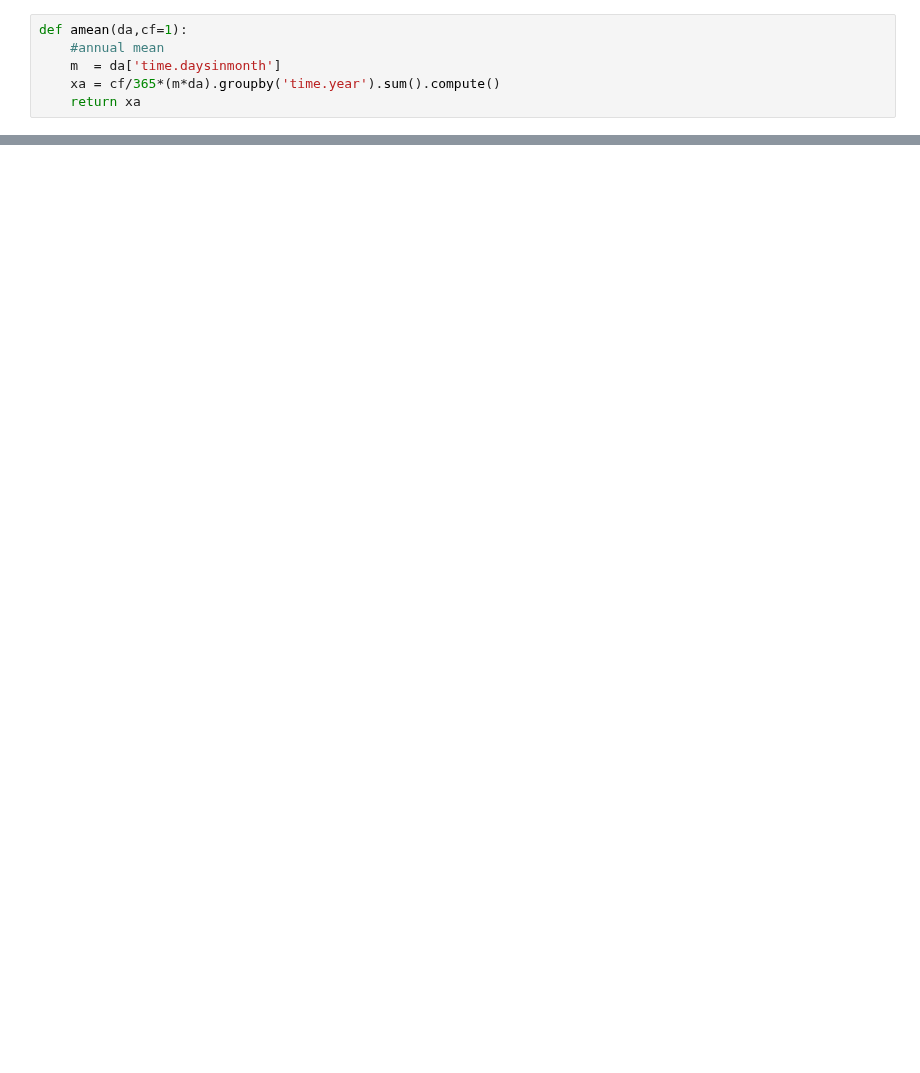
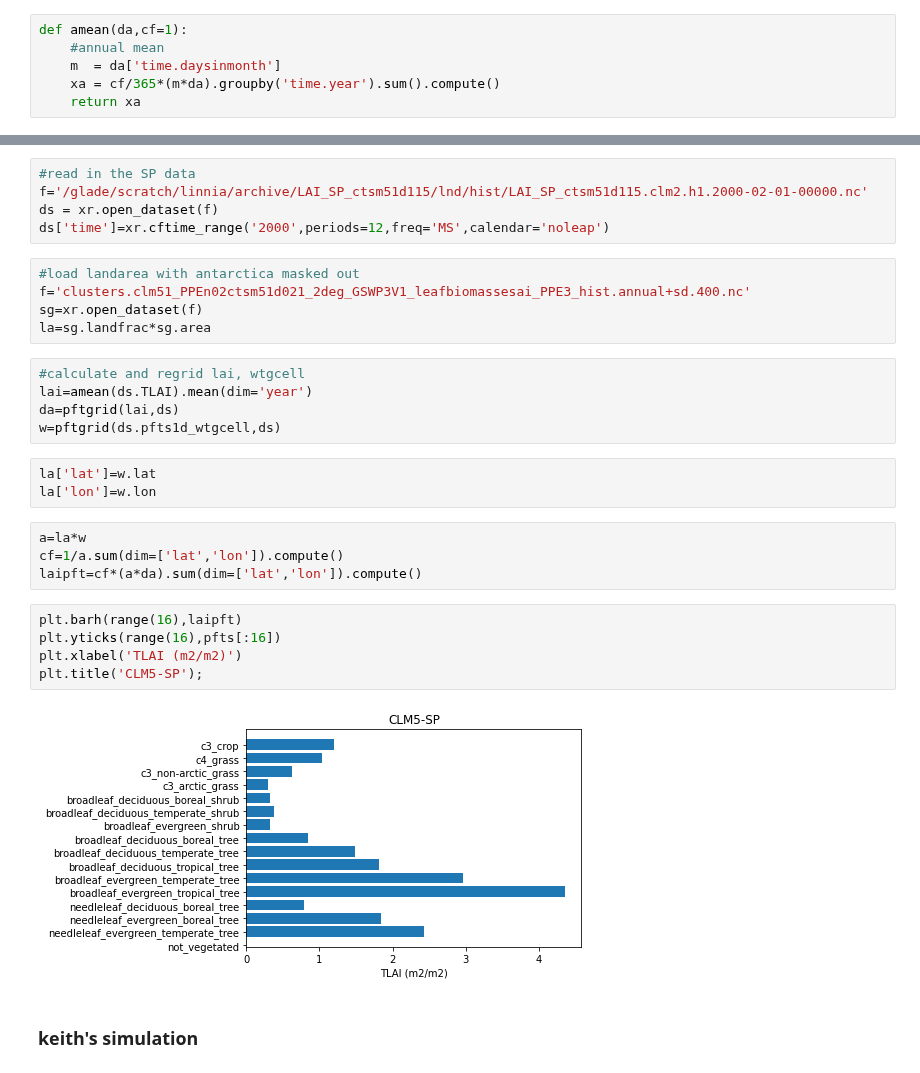
Before and after one commit to djk2120/CLM5PPE, a Jupyter notebook: pyth/pft_map.ipynb, the cells around one changed output, grey strips where cells are left out. Saved outputs shown, nothing was run; the diff lists cells and outputs as text; blank space fills up the shorter version.

Commit message:
update pft regridding

```diff
--- a/pyth/pft_map.ipynb
+++ b/pyth/pft_map.ipynb
@@ -69,3 +114,34 @@ pfts=[str(p)[2:-1].strip() for p in pfts.values]
+# %%
+#read in the SP data
+f='/glade/scratch/linnia/archive/LAI_SP_ctsm51d115/lnd/hist/LAI_SP_ctsm51d115.clm2.h1.2000-02-01-00000.nc'
+ds = xr.open_dataset(f)
+ds['time']=xr.cftime_range('2000',periods=12,freq='MS',calendar='noleap')
+# %%
+#load landarea with antarctica masked out
+f='clusters.clm51_PPEn02ctsm51d021_2deg_GSWP3V1_leafbiomassesai_PPE3_hist.annual+sd.400.nc'
+sg=xr.open_dataset(f)
+la=sg.landfrac*sg.area
+# %%
+#calculate and regrid lai, wtgcell
+lai=amean(ds.TLAI).mean(dim='year')
+da=pftgrid(lai,ds)
+w=pftgrid(ds.pfts1d_wtgcell,ds)
+# %%
+la['lat']=w.lat
+la['lon']=w.lon
+# %%
+a=la*w
+cf=1/a.sum(dim=['lat','lon']).compute()
+laipft=cf*(a*da).sum(dim=['lat','lon']).compute()
+# %%
+plt.barh(range(16),laipft)
+plt.yticks(range(16),pfts[:16])
+plt.xlabel('TLAI (m2/m2)')
+plt.title('CLM5-SP');
+# %% [output]
+[figure, added]
+# %% [markdown]
+### keith's simulation
 # %%
 #locate the output files
 d='/glade/p/cgd/tss/people/oleson/clm51_lmbirchwkattgen01ctsm51d006_2deg_GSWP3V1_nocrop_PPE2_hist/lnd/hist/'
```
Also changed, not shown: parts of 32 cells of this notebook.
